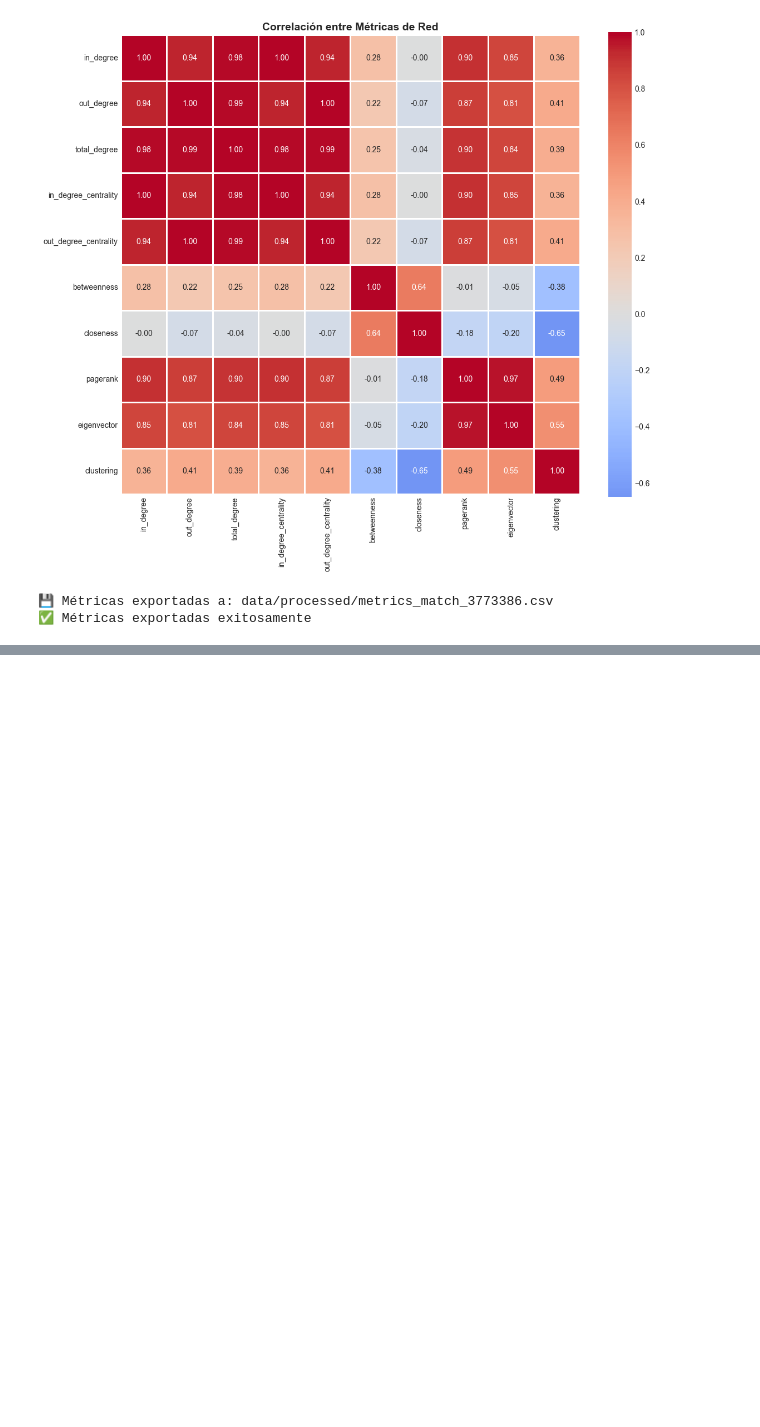
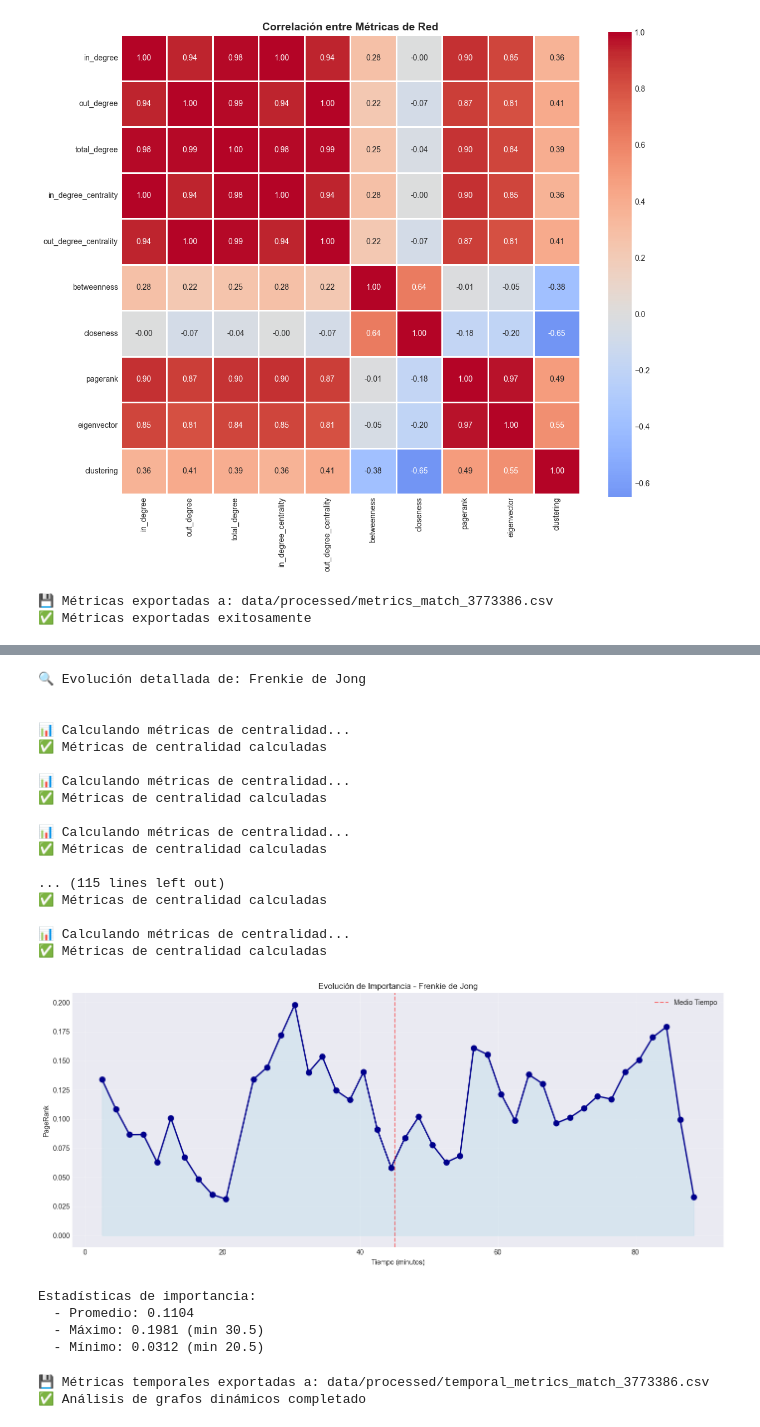
Before and after one commit to JaviTateG/tfg-football-tactical-modeling, a Jupyter notebook: notebooks/01_data_exploration.ipynb, the cells around one changed output, grey strips where cells are left out. Cells and saved outputs as stored; diff of their text form; code cells hidden in the pictures; blank space fills up the shorter version.

```diff
--- a/notebooks/01_data_exploration.ipynb
+++ b/notebooks/01_data_exploration.ipynb
@@ -640,0 +835,59 @@ print("✅ Métricas exportadas exitosamente")
+# %%
+# Analizar evolución de un jugador específico
+player_name = top_players[0]  # El jugador más importante
+
+print(f"🔍 Evolución detallada de: {player_name}\n")
+
+player_evolution = dynamic_graph.get_player_temporal_importance(player_name, metric='pagerank')
+
+# Visualizar
+fig, ax = plt.subplots(figsize=(14, 6))
+ax.plot(player_evolution['time'], player_evolution['metric_value'],
+        marker='o', linewidth=2, markersize=8, color='darkblue')
+ax.fill_between(player_evolution['time'], player_evolution['metric_value'],
+                alpha=0.3, color='lightblue')
+ax.set_xlabel('Tiempo (minutos)')
+ax.set_ylabel('PageRank')
+ax.set_title(f'Evolución de Importancia - {player_name}')
+ax.grid(True, alpha=0.3)
+ax.axvline(x=45, color='red', linestyle='--', alpha=0.5, label='Medio Tiempo')
+ax.legend()
+plt.tight_layout()
+plt.show()
+
+# Estadísticas
+print(f"Estadísticas de importancia:")
+print(f"  - Promedio: {player_evolution['metric_value'].mean():.4f}")
+print(f"  - Máximo: {player_evolution['metric_value'].max():.4f} (min {player_evolution.loc[player_evolution['metric_value'].idxmax(), 'time']:.1f})")
+print(f"  - Mínimo: {player_evolution['metric_value'].min():.4f} (min {player_evolution.loc[player_evolution['metric_value'].idxmin(), 'time']:.1f})")
+# %% [output]
+🔍 Evolución detallada de: Frenkie de Jong
+
+
+📊 Calculando métricas de centralidad...
+✅ Métricas de centralidad calculadas
+
+📊 Calculando métricas de centralidad...
+✅ Métricas de centralidad calculadas
+
+📊 Calculando métricas de centralidad...
+✅ Métricas de centralidad calculadas
+
+... (115 lines left out)
+✅ Métricas de centralidad calculadas
+
+📊 Calculando métricas de centralidad...
+✅ Métricas de centralidad calculadas
+[figure, added]
+Estadísticas de importancia:
+  - Promedio: 0.1104
+  - Máximo: 0.1981 (min 30.5)
+  - Mínimo: 0.0312 (min 20.5)
+# %%
+# Exportar métricas temporales
+dynamic_graph.export_temporal_metrics(f'data/processed/temporal_metrics_match_{match_id}.csv')
+
+print("✅ Análisis de grafos dinámicos completado")
+# %% [output]
+💾 Métricas temporales exportadas a: data/processed/temporal_metrics_match_3773386.csv
+✅ Análisis de grafos dinámicos completado
```
Also changed, not shown: parts of 7 cells of this notebook, 1 other file.
